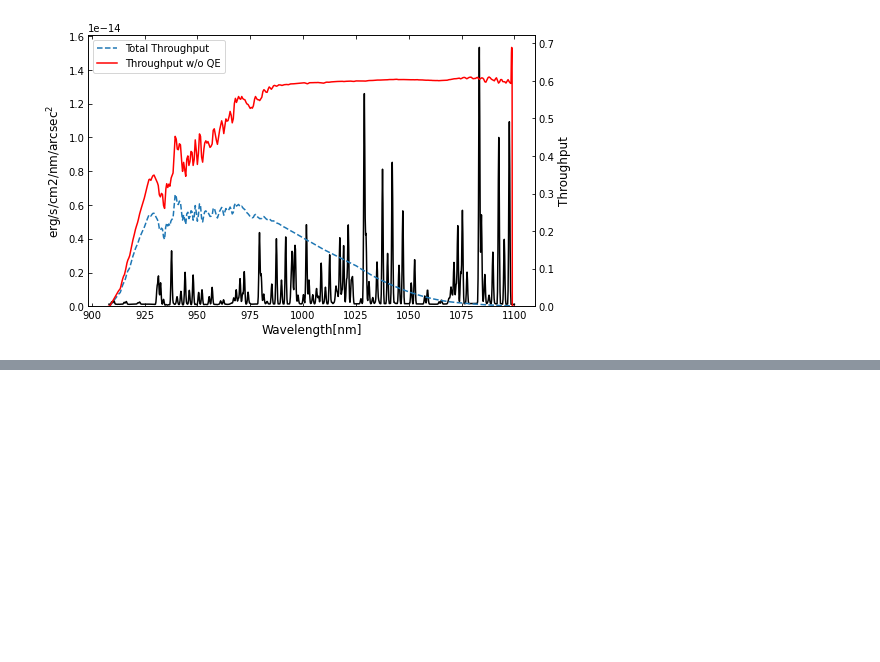
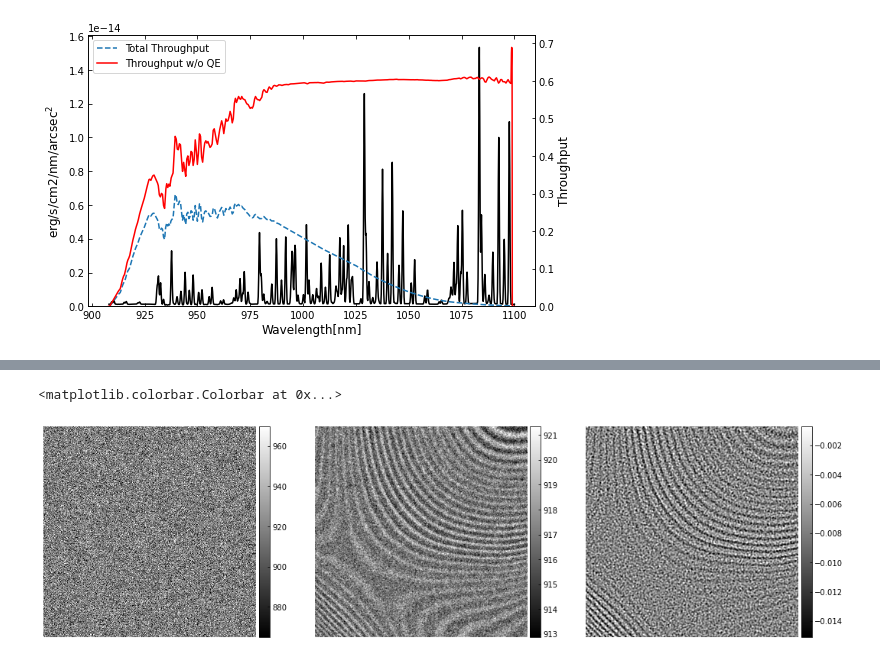
Before and after one commit to Zhiyuan-G/LSSTFringe, a Jupyter notebook: notebooks/sky_bg_rubin_sim.ipynb, the cells around one changed output, grey strips where cells are left out. Cells and saved outputs as stored; diff of their text form; code cells hidden in the pictures; blank space fills up the shorter version.

```diff
--- a/notebooks/sky_bg_rubin_sim.ipynb
+++ b/notebooks/sky_bg_rubin_sim.ipynb
@@ -228,3 +277,36 @@ def Nphoto_2_Jy (number_photon):
+# %%
+galsim_image = galsim.Image(sim_pfs_center+image_cont, copy=True)
+galsim_image.addNoise(noise)
+
+f,ax = plt.subplots(1,3,figsize = (18,6))
+lo,hi = get_lh(galsim_image.array)
+im1 = ax[0].imshow(galsim_image.array,cmap = 'gray',
+                   origin = 'lower',vmin = lo, vmax = hi,interpolation='nearest')
+A_g = gaussian_filter(galsim_image.array, sigma=4)
+
+ax[0].axis('off')
+divider = make_axes_locatable(ax[0])
+cax1 = divider.append_axes("right", size="5%", pad=0.05)
+
+lo,hi = get_lh(A_g)
+im2 = ax[1].imshow(A_g,cmap = 'gray',origin = 'lower',vmin = lo, vmax = hi)
+ax[1].axis('off')
+divider = make_axes_locatable(ax[1])
+cax2 = divider.append_axes("right", size="5%", pad=0.05)
+
+A_lap = gaussian_laplace(galsim_image.array, sigma=15)
+lo,hi = get_lh(A_lap)
+im3 = ax[2].imshow(A_lap,cmap = 'gray',origin = 'lower',vmin = lo, vmax = hi)
+ax[2].axis('off')
+divider = make_axes_locatable(ax[2])
+cax3 = divider.append_axes("right", size="5%", pad=0.05)
+f.colorbar(mappable=im1,cax=cax1)
+f.colorbar(mappable=im2,cax=cax2)
+f.colorbar(mappable=im3,cax=cax3)
+#f.savefig('Paperplots/LSST-skybg-image.eps')
+# %% [output]
+<matplotlib.colorbar.Colorbar at 0x...>
+[figure, added]
 # %%
 f,ax = plt.subplots(1,2,figsize = (16,6))
 #image_mag = photon_to_mag(galsim_image.array)
```
Also changed, not shown: parts of 22 cells of this notebook, 2 other files.
